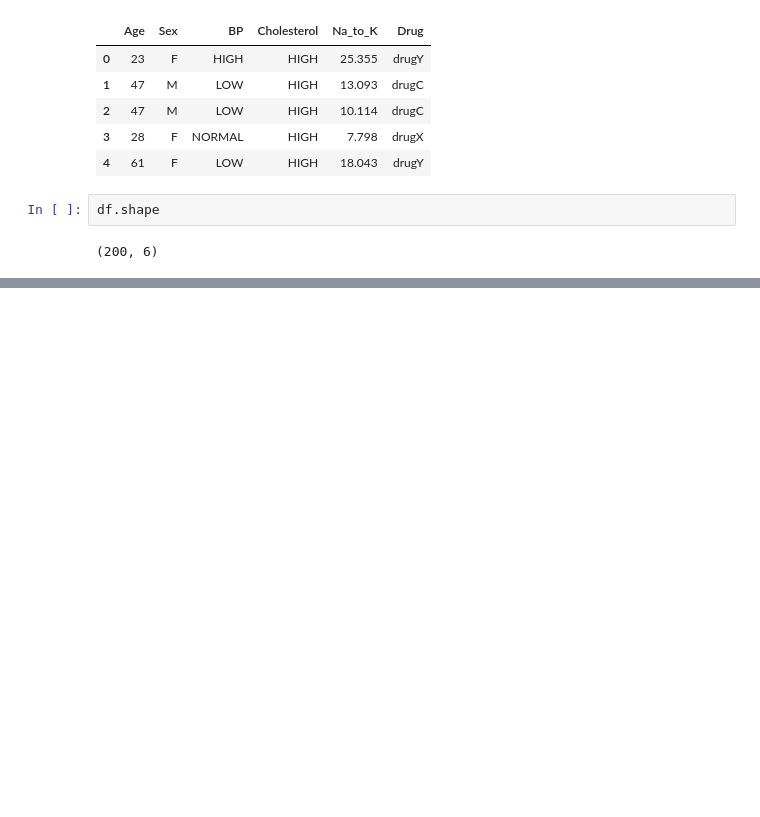
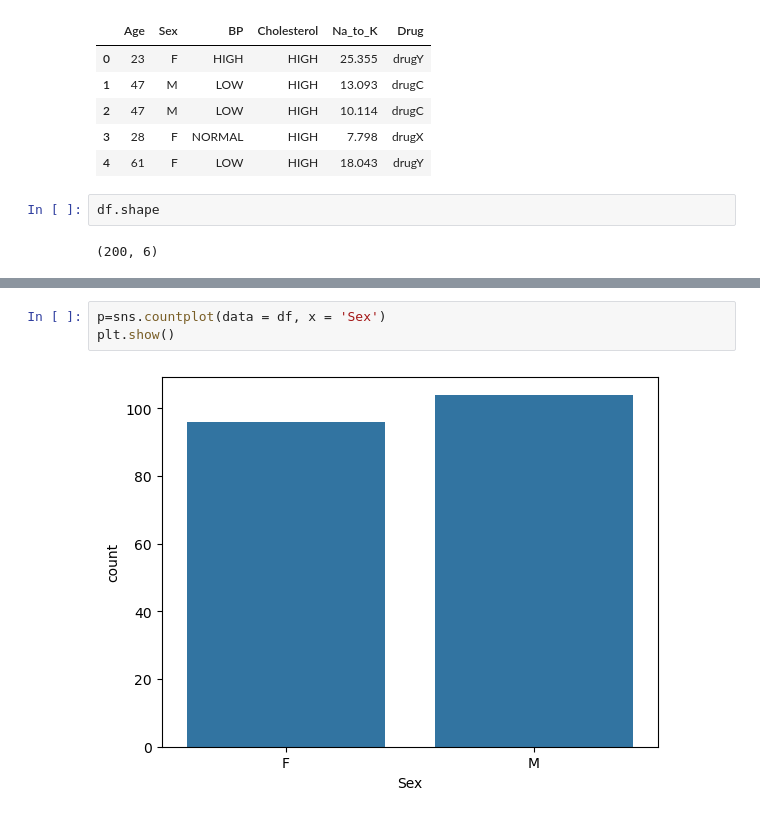
Before and after one commit to beniamine3155/Machine_Learning_Algorithms_Python, a Jupyter notebook: Decision_Tree/decision_tree.ipynb, the cells around one changed output, grey strips where cells are left out. Drawn from its saved outputs; the diff is of its cells as text; blank space fills up the shorter version.

```diff
--- a/Decision_Tree/decision_tree.ipynb
+++ b/Decision_Tree/decision_tree.ipynb
@@ -20,0 +66,5 @@ df.shape
+# %%
+p=sns.countplot(data = df, x = 'Sex')
+plt.show()
+# %% [output]
+[figure, added]
```
Also changed, not shown: parts of 28 cells of this notebook.
